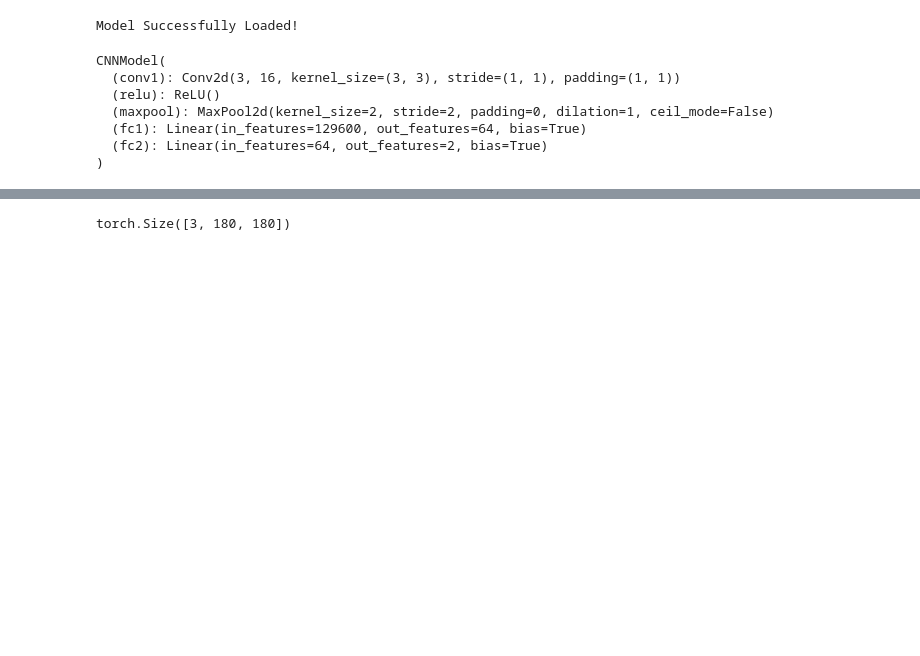
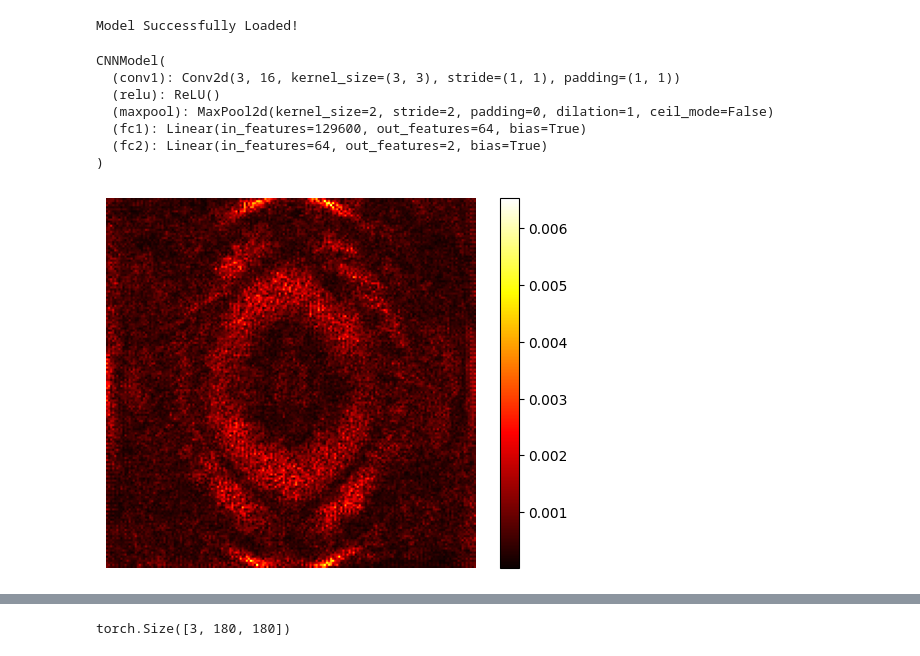
Before and after one commit to dissgod99/Chest-XRay-CNN-Project, a Jupyter notebook: notebook_test.ipynb, the cells around one changed output, grey strips where cells are left out. Saved outputs shown, nothing was run; the diff lists cells and outputs as text; code cells hidden in the pictures; blank space fills up the shorter version.

Commit message:
Test the saliency map code in the .ipynb file

```diff
--- a/notebook_test.ipynb
+++ b/notebook_test.ipynb
@@ -66,3 +66,28 @@ CNNModel(
   (fc1): Linear(in_features=129600, out_features=64, bias=True)
   (fc2): Linear(in_features=64, out_features=2, bias=True)
 )
+# %%
+def cal_saliency(model, img_path: str):
+    img = cv2.imread(img_path)
+    img_resized = cv2.resize(img, (IMAGE_SIZE, IMAGE_SIZE))
+    img_rgb = Image.fromarray(cv2.cvtColor(img_resized, cv2.COLOR_BGR2RGB))
+    transformed_image = image_tensor(img_rgb)
+    image = transformed_image.unsqueeze(0) # Add batch dimension and move to appropriate device
+    image.requires_grad_()
+
+    scores = model(image)
+    # Get the index corresponding to the maximum score and the maximum score itself.
+    score_max_index = scores.argmax()
+    score_max = scores[0,score_max_index]
+    score_max.backward()
+
+    saliency, _ = torch.max(image.grad.data.abs(),dim=1)
+    # code to plot the saliency map as a heatmap
+    plt.imshow(saliency[0], cmap=plt.cm.hot)
+    plt.axis('off')
+    plt.colorbar()  # Add a colorbar for reference
+    plt.show()
+# %%
+cal_saliency(model=model, img_path="uploaded_images/person12_bacteria_47.jpeg")
+# %% [output]
+[figure, added]
```
Also changed, not shown: parts of 9 cells of this notebook.
